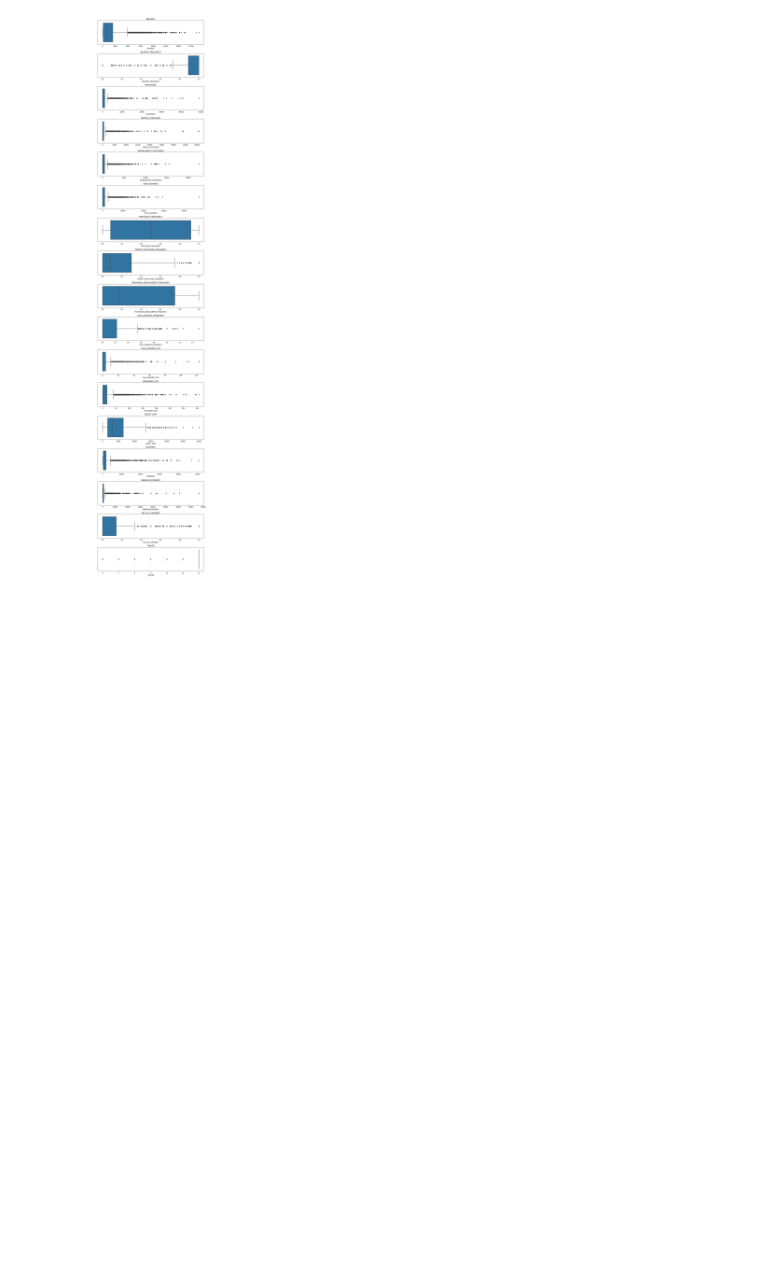
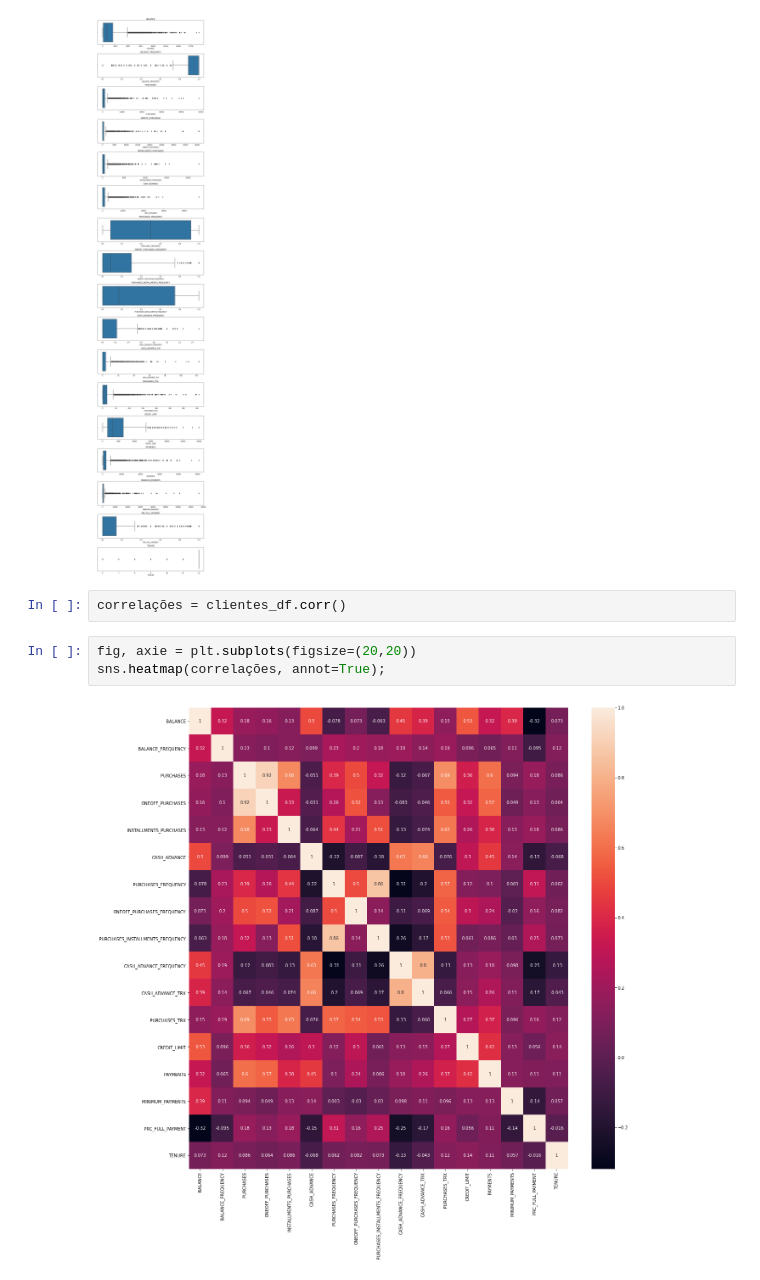
Before and after one commit to caiquemiranda/machine-learning-business-python, a Jupyter notebook: M-department.ipynb, the cells around one changed output. Cells and saved outputs as stored; diff of their text form; blank space fills up the shorter version.

```diff
--- a/M-department.ipynb
+++ b/M-department.ipynb
@@ -182,3 +182,10 @@ for i in range(len(clientes_df.columns)):
 plt.tight_layout();
 # %% [output]
 [figure]
+# %%
+correlações = clientes_df.corr()
+# %%
+fig, axie = plt.subplots(figsize=(20,20))
+sns.heatmap(correlações, annot=True);
+# %% [output]
+[figure, added]
```
Also changed, not shown: parts of 2 cells of this notebook.
